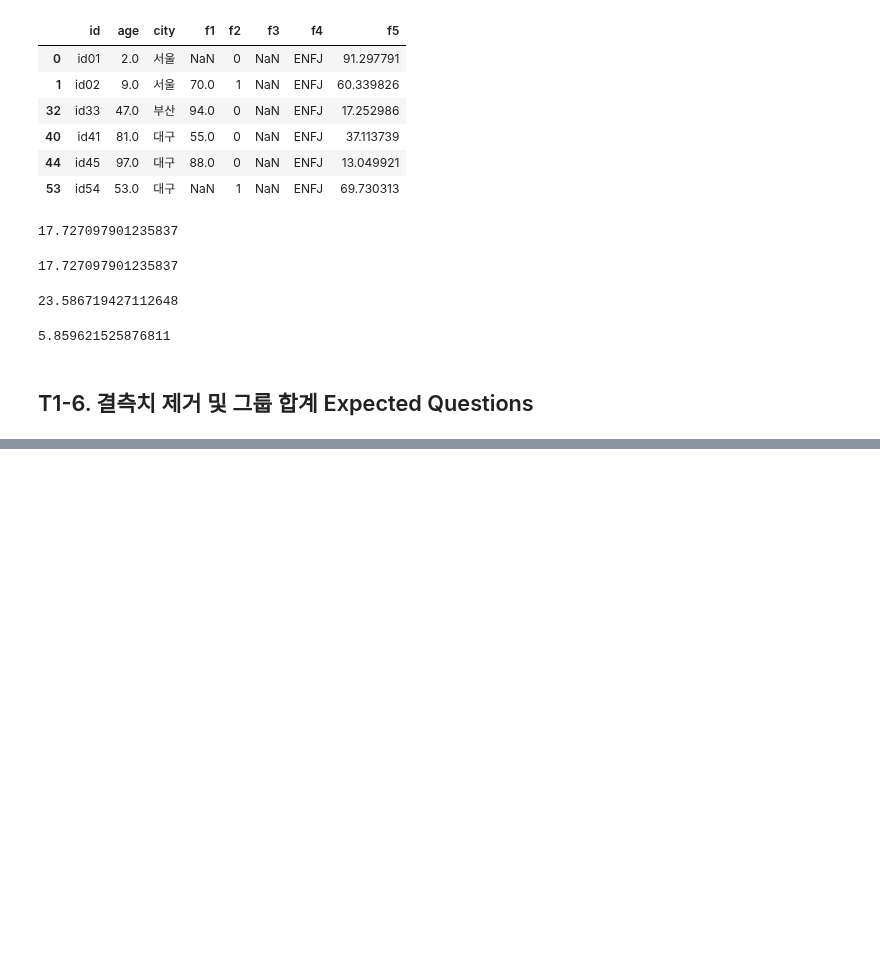
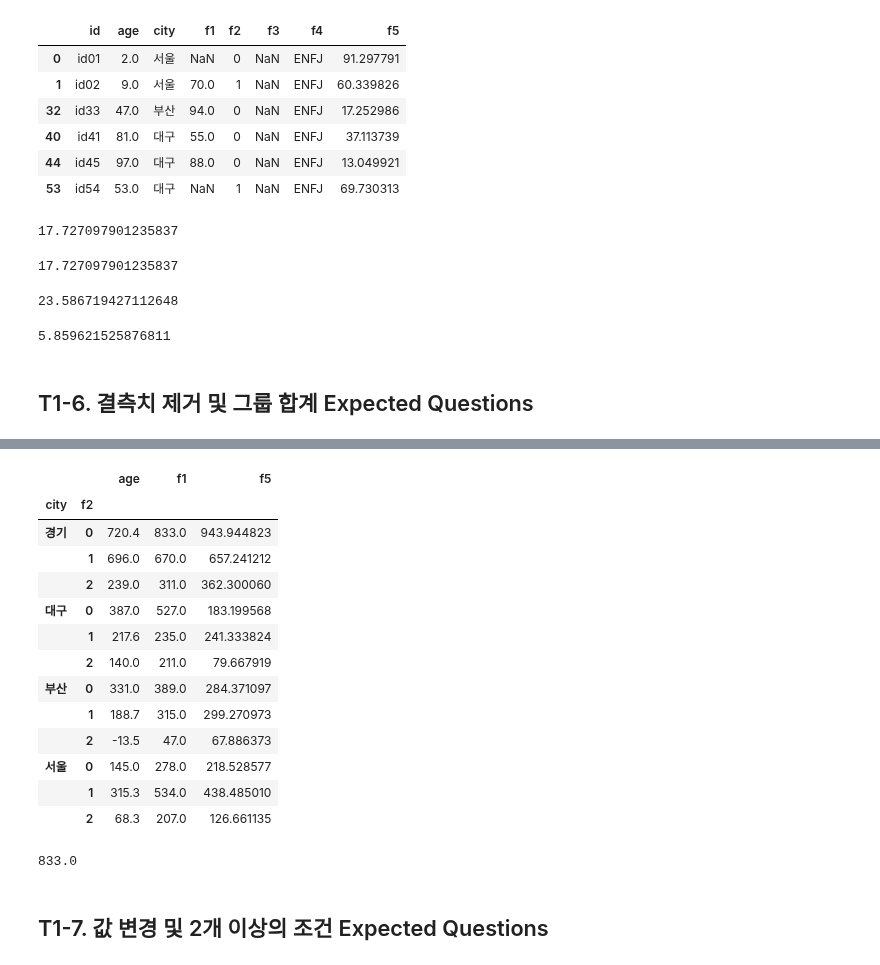
Before and after one commit to zudata/BEAKJOON, a Jupyter notebook: study/Big Data Certification study.ipynb, the cells around one changed output, grey strips where cells are left out. Drawn from its saved outputs; the diff is of its cells as text; code cells hidden in the pictures; blank space fills up the shorter version.

```diff
--- a/study/Big Data Certification study.ipynb
+++ b/study/Big Data Certification study.ipynb
@@ -322,0 +317,7 @@ df
+# %%
+# 라이브러리 및 데이터 불러오기
+import pandas as pd
+import numpy as np
+
+df = pd.read_csv('data/BDC/bdc_basic/basic1.csv')
+df.head()
@@ -322,0 +331,29 @@ df
+# %%
+# f1컬럼 결측치 제거
+df = df[~df['f1'].isnull()]
+# %%
+# 그룹 합계 계산
+df2 = df.groupby(['city','f2']).sum()
+df2
+# %% [output]
+|  |  | age | f1 | f5 |
+| city | f2 |  |  |  |
+| 경기 | 0 | 720.4 | 833.0 | 943.944823 |
+|  | 1 | 696.0 | 670.0 | 657.241212 |
+|  | 2 | 239.0 | 311.0 | 362.300060 |
+| 대구 | 0 | 387.0 | 527.0 | 183.199568 |
+|  | 1 | 217.6 | 235.0 | 241.333824 |
+|  | 2 | 140.0 | 211.0 | 79.667919 |
+| 부산 | 0 | 331.0 | 389.0 | 284.371097 |
+|  | 1 | 188.7 | 315.0 | 299.270973 |
+|  | 2 | -13.5 | 47.0 | 67.886373 |
+| 서울 | 0 | 145.0 | 278.0 | 218.528577 |
+|  | 1 | 315.3 | 534.0 | 438.485010 |
+|  | 2 | 68.3 | 207.0 | 126.661135 |
+# %%
+# 조건에 맞는 값 출력
+print(df2.iloc[0]['f1'])
+# %% [output]
+833.0
+# %% [markdown]
+## T1-7. 값 변경 및 2개 이상의 조건 Expected Questions
```
Also changed, not shown: parts of 8 cells of this notebook.
